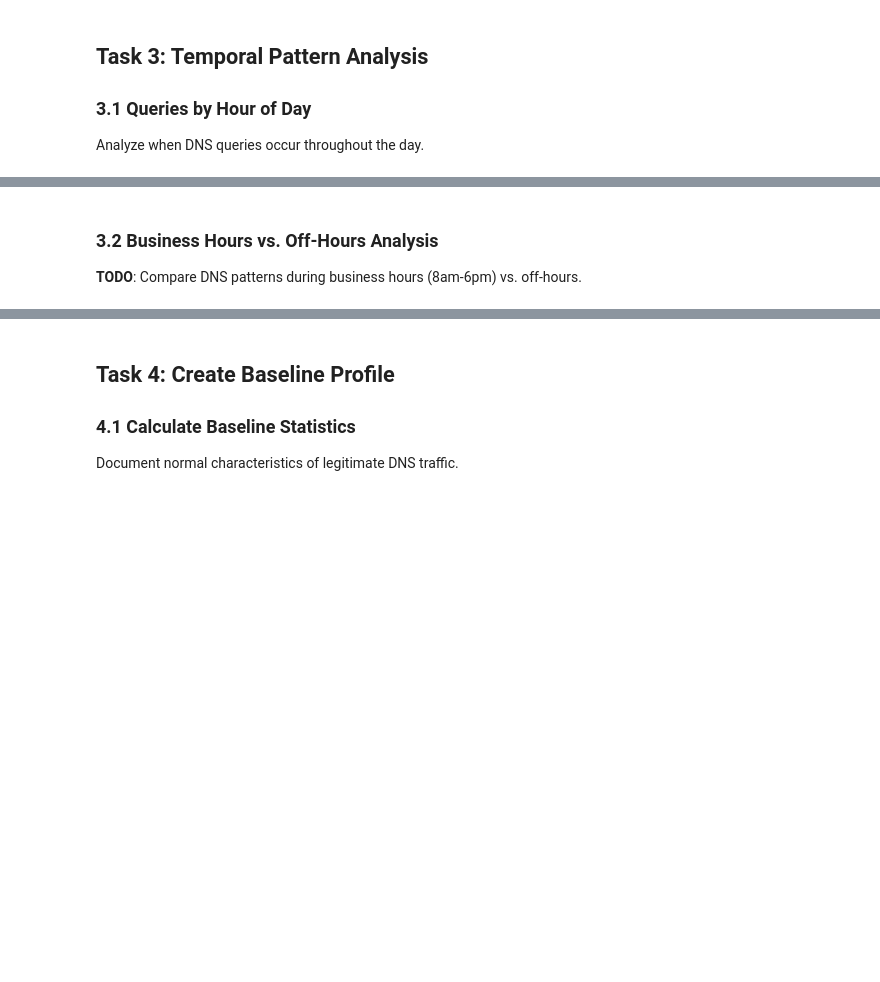
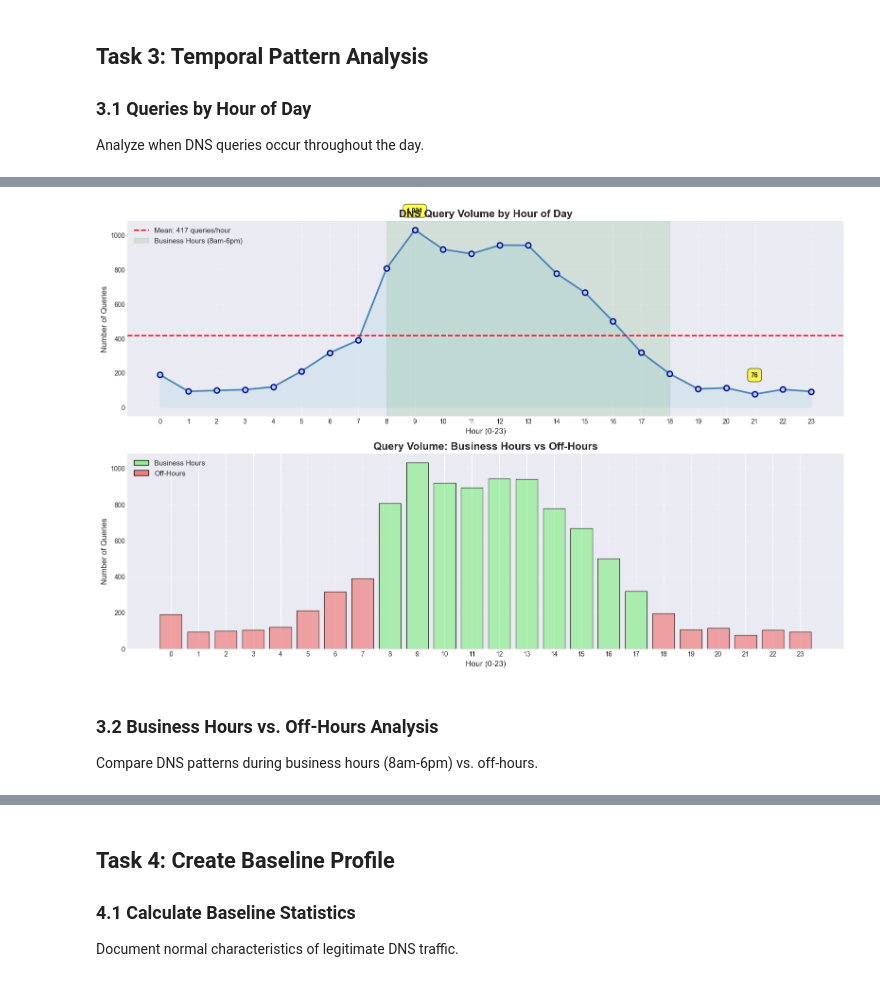
Before and after one commit to sashank/dga, a Jupyter notebook: Exercises/exercise_8.1a/exercise_8.1a_dns_traffic_analysis.ipynb, the cells around one changed output, grey strips where cells are left out. Saved outputs shown, nothing was run; the diff lists cells and outputs as text; code cells hidden in the pictures; blank space fills up the shorter version.

```diff
--- a/Exercises/exercise_8.1a/exercise_8.1a_dns_traffic_analysis.ipynb
+++ b/Exercises/exercise_8.1a/exercise_8.1a_dns_traffic_analysis.ipynb
@@ -249,18 +441,66 @@ Analyze when DNS queries occur throughout the day.
 # Extract hour from timestamp
 df['hour'] = df['timestamp'].dt.hour
 
-# TODO: Count queries per hour and visualize
-# Hint: df.groupby('hour').size()
-# Hint: Create a line plot showing query volume over 24 hours
+# Count queries per hour
+hourly_counts = df.groupby('hour').size()
 
-# YOUR CODE HERE
+print("Temporal Pattern Analysis:")
+print("=" * 60)
+print("\nQueries by Hour:")
+for hour, count in hourly_counts.items():
+    bar = '█' * int(count / 100)
+    print(f"  {hour:2d}:00 - {count:4,} queries {bar}")
 
-# Example structure:
-# hourly_counts = df.groupby('hour').size()
-# plt.figure(figsize=(14, 6))
-# plt.plot(hourly_counts.index, hourly_counts.values, marker='o', linewidth=2)
-# plt.title('DNS Query Volume by Hour of Day')
-# plt.xlabel('Hour (0-23)')
-# plt.ylabel('Number of Queries')
-# plt.grid(True, alpha=0.3)
-# plt.show()
+print(f"\nPeak hour: {hourly_counts.idxmax()}:00 with {hourly_counts.max():,} queries")
+print(f"Lowest hour: {hourly_counts.idxmin()}:00 with {hourly_counts.min():,} queries")
+
+# Create comprehensive temporal visualization
+fig, axes = plt.subplots(2, 1, figsize=(16, 10))
+
+print(f"\n✅ Business hours account for {hourly_counts[8:18].sum()/len(df)*100:.1f}% of all queries")
+
+# Line plot with markers
+
+# Line plot with markers
+axes[0].plot(hourly_counts.index, hourly_counts.values, marker='o', linewidth=2.5,
+             markersize=8, color='steelblue', markerfacecolor='lightblue',
+             markeredgecolor='darkblue', markeredgewidth=2)
+axes[0].fill_between(hourly_counts.index, hourly_counts.values, alpha=0.3, color='lightblue')
+axes[0].axhline(hourly_counts.mean(), color='red', linestyle='--', linewidth=2,
+                label=f'Mean: {hourly_counts.mean():.0f} queries/hour')
+axes[0].axvspan(8, 18, alpha=0.1, color='green', label='Business Hours (8am-6pm)')
+axes[0].set_title('DNS Query Volume by Hour of Day', fontsize=16, fontweight='bold')
+axes[0].set_xlabel('Hour (0-23)', fontsize=12)
+axes[0].set_ylabel('Number of Queries', fontsize=12)
+axes[0].set_xticks(range(24))
+axes[0].legend(loc='upper left', fontsize=11)
+axes[0].grid(True, alpha=0.3)
+
+# Add value labels on peaks
+for hour in [hourly_counts.idxmax(), hourly_counts.idxmin()]:
+    axes[0].annotate(f'{hourly_counts[hour]:,}',
+                    xy=(hour, hourly_counts[hour]),
+                    xytext=(hour, hourly_counts[hour] + 100),
+                    ha='center',
+                    fontsize=10,
+                    fontweight='bold',
+                    bbox=dict(boxstyle='round,pad=0.5', facecolor='yellow', alpha=0.7))
+
+# Bar chart for comparison
+colors = ['lightcoral' if (h < 8 or h >= 18) else 'lightgreen' for h in hourly_counts.index]
+axes[1].bar(hourly_counts.index, hourly_counts.values, color=colors, edgecolor='black', alpha=0.7)
+axes[1].set_title('Query Volume: Business Hours vs Off-Hours', fontsize=16, fontweight='bold')
+axes[1].set_xlabel('Hour (0-23)', fontsize=12)
+axes[1].set_ylabel('Number of Queries', fontsize=12)
+axes[1].set_xticks(range(24))
+axes[1].grid(axis='y', alpha=0.3)
+
+# Add legend for colors
+from matplotlib.patches import Patch
+legend_elements = [Patch(facecolor='lightgreen', edgecolor='black', label='Business Hours'),
+                    Patch(facecolor='lightcoral', edgecolor='black', label='Off-Hours')]
+axes[1].legend(handles=legend_elements, loc='upper left', fontsize=11)
+
+plt.tight_layout()
+plt.show()
+# %% [output]
@@ -267,7 +524,8 @@ df['hour'] = df['timestamp'].dt.hour
+[figure, added]
 # %% [markdown]
 ### 3.2 Business Hours vs. Off-Hours Analysis
 
-**TODO**: Compare DNS patterns during business hours (8am-6pm) vs. off-hours.
+Compare DNS patterns during business hours (8am-6pm) vs. off-hours.
 # %%
 # Define business hours
 def categorize_time(hour):
```
Also changed, not shown: parts of 16 cells of this notebook.
